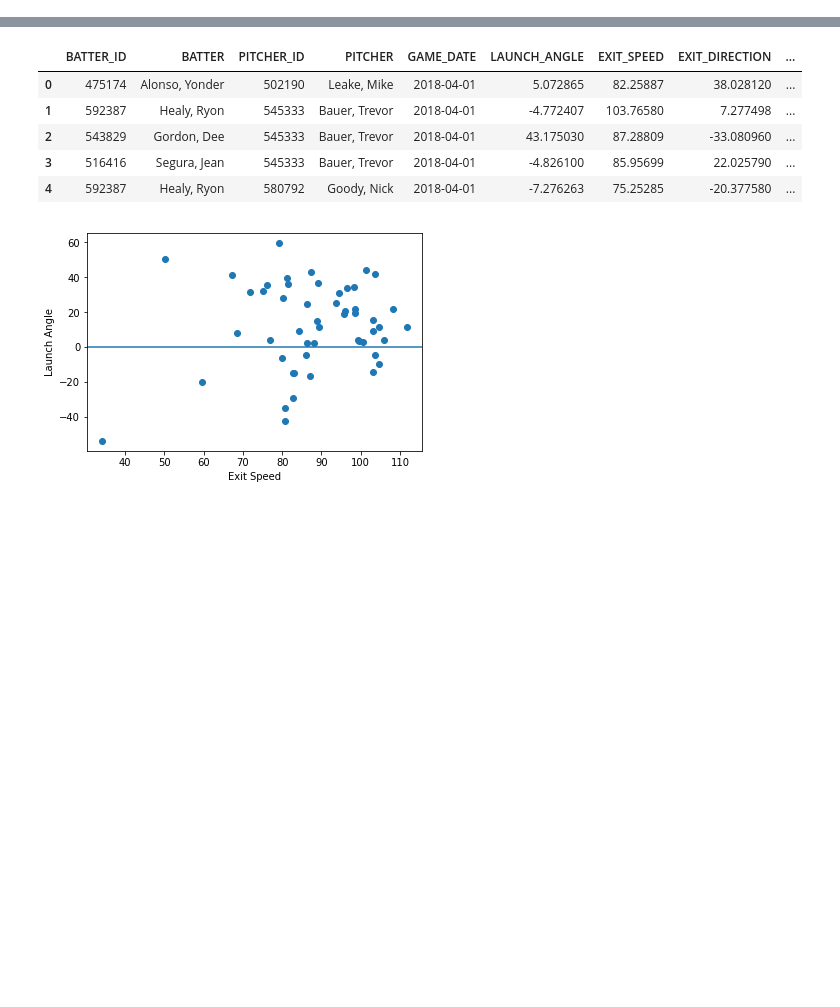
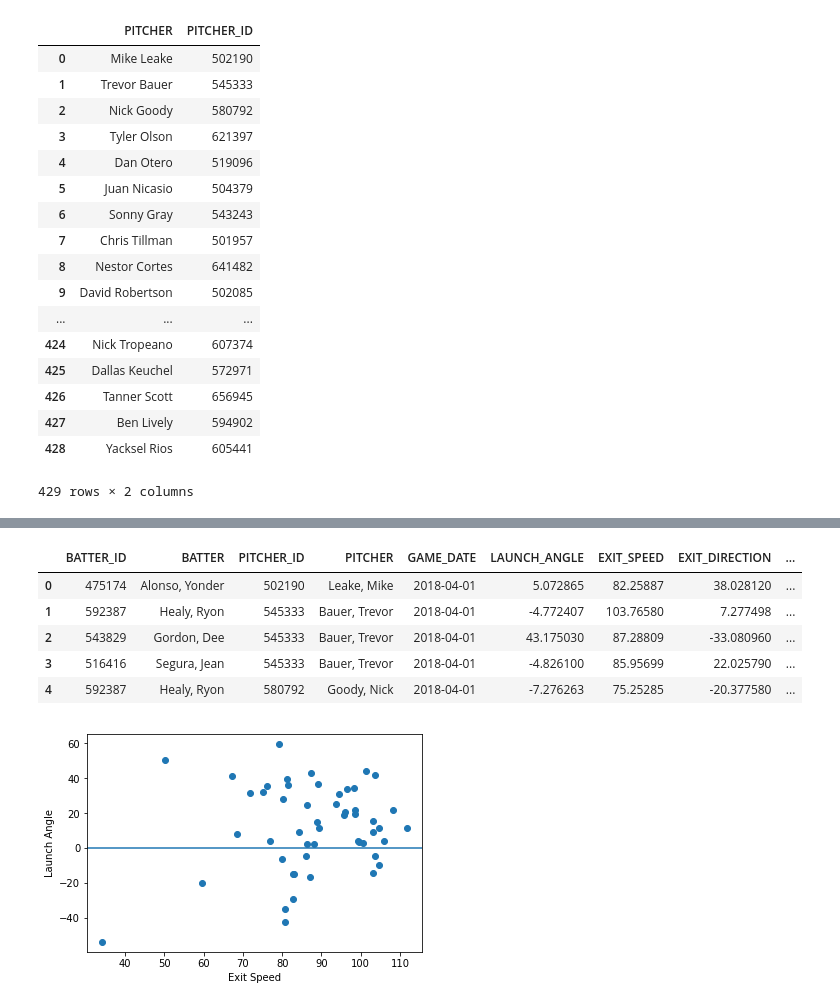
Before and after one commit to isaacrlee/batted-ball-data-visualizer, a Jupyter notebook: BattedBallData.ipynb, the cells around one changed output, grey strips where cells are left out. Saved outputs shown, nothing was run; the diff lists cells and outputs as text; code cells hidden in the pictures; blank space fills up the shorter version.

```diff
--- a/BattedBallData.ipynb
+++ b/BattedBallData.ipynb
@@ -6,0 +59,26 @@ df = pd.read_excel('BattedBallData.xlsx')
+# %%
+unique_pitcher_ids = df.PITCHER_ID.unique()
+unique_pitchers = df.PITCHER.unique()
+unique_pitchers = [' '.join(s.split(', ')[::-1]) for s in unique_pitchers]
+pitchers_df = pd.DataFrame({'PITCHER_ID': unique_pitcher_ids,
+                           'PITCHER': unique_pitchers})
+pitchers_df
+# %% [output]
+|  | PITCHER | PITCHER_ID |
+| 0 | Mike Leake | 502190 |
+| 1 | Trevor Bauer | 545333 |
+| 2 | Nick Goody | 580792 |
+| 3 | Tyler Olson | 621397 |
+| 4 | Dan Otero | 519096 |
+| 5 | Juan Nicasio | 504379 |
+| 6 | Sonny Gray | 543243 |
+| 7 | Chris Tillman | 501957 |
+| 8 | Nestor Cortes | 641482 |
+| 9 | David Robertson | 502085 |
+| ... | ... | ... |
+| 424 | Nick Tropeano | 607374 |
+| 425 | Dallas Keuchel | 572971 |
+| 426 | Tanner Scott | 656945 |
+| 427 | Ben Lively | 594902 |
+| 428 | Yacksel Rios | 605441 |
+429 rows × 2 columns
```
Also changed, not shown: parts of 6 cells of this notebook, 3 other files.
